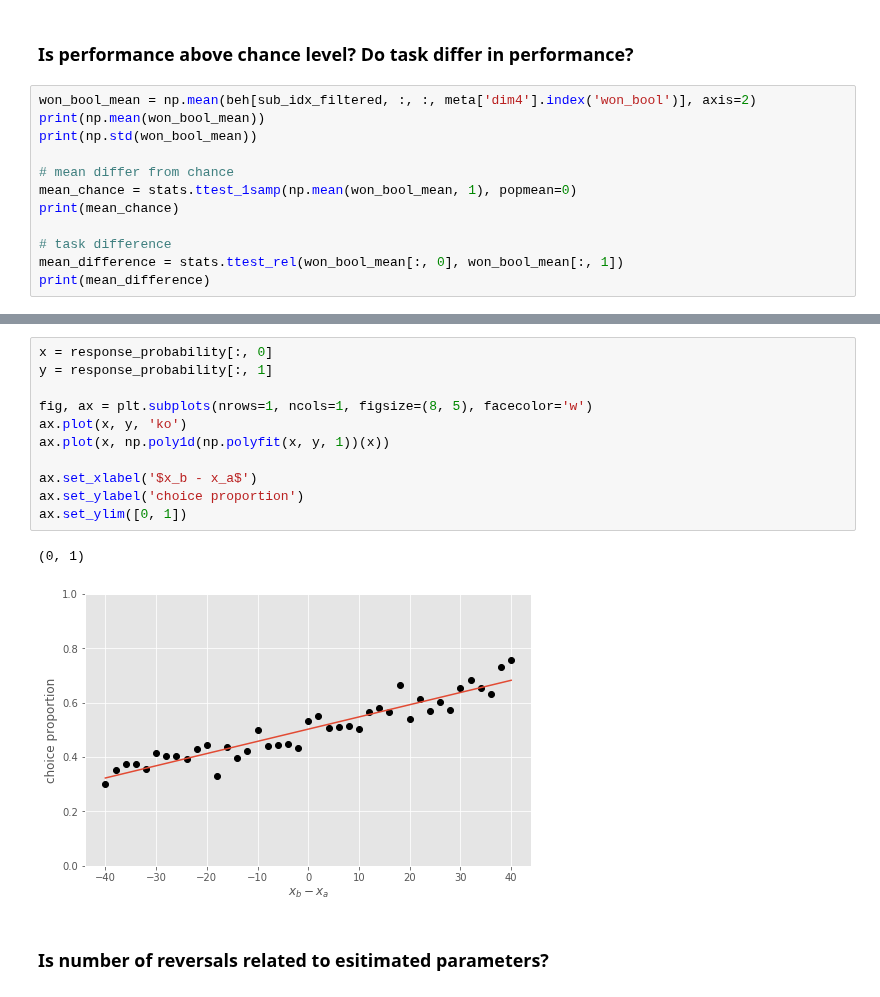
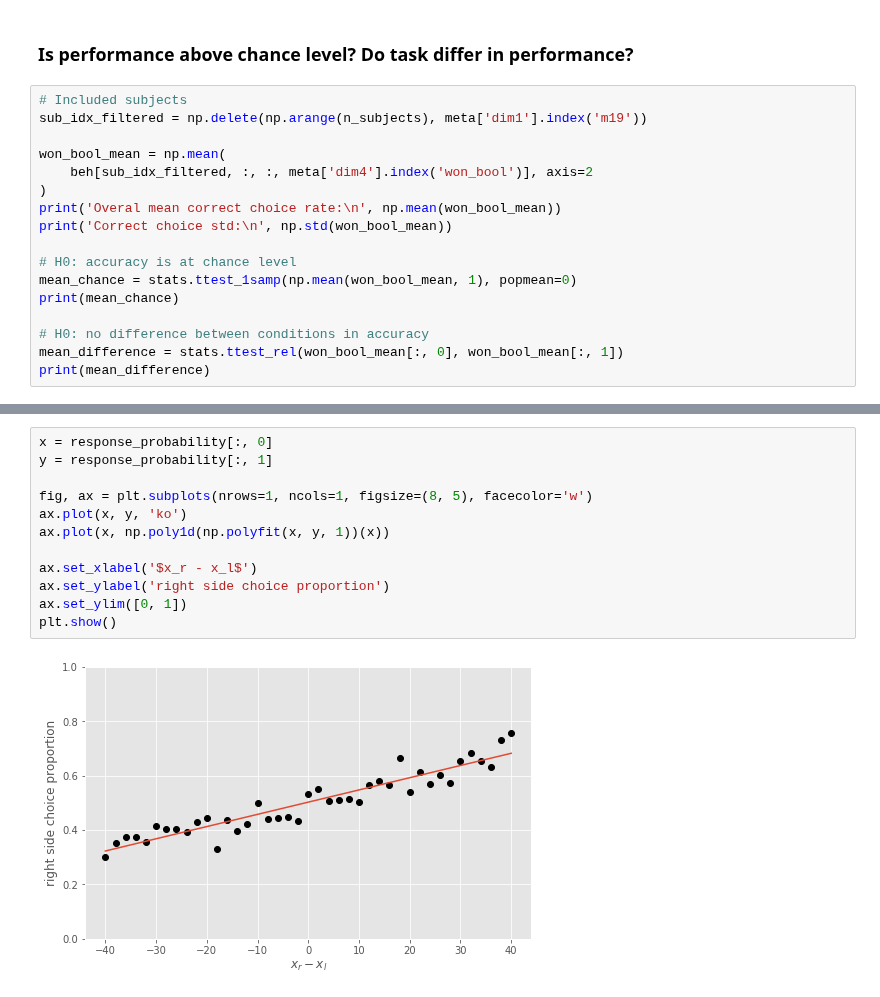
Before and after one commit to kbonna/decidenet, a Jupyter notebook: behavioral_analysis/dn_ba_04_behavioral_metrics_REF.ipynb, the cells around one changed output, grey strips where cells are left out. Saved outputs shown, nothing was run; the diff lists cells and outputs as text.

```diff
--- a/behavioral_analysis/dn_ba_04_behavioral_metrics.ipynb
+++ b/behavioral_analysis/dn_ba_04_behavioral_metrics_REF.ipynb
@@ -30,15 +25,20 @@ sub_idx_filtered = np.delete(np.arange(32), meta['dim1'].index('m19'))
 # %% [markdown]
 ### Is performance above chance level? Do task differ in performance?
 # %%
-won_bool_mean = np.mean(beh[sub_idx_filtered, :, :, meta['dim4'].index('won_bool')], axis=2)
-print(np.mean(won_bool_mean))
-print(np.std(won_bool_mean))
+# Included subjects
+sub_idx_filtered = np.delete(np.arange(n_subjects), meta['dim1'].index('m19'))
 
-# mean differ from chance
+won_bool_mean = np.mean(
+    beh[sub_idx_filtered, :, :, meta['dim4'].index('won_bool')], axis=2
+)
+print('Overal mean correct choice rate:\n', np.mean(won_bool_mean))
+print('Correct choice std:\n', np.std(won_bool_mean))
+
+# H0: accuracy is at chance level
 mean_chance = stats.ttest_1samp(np.mean(won_bool_mean, 1), popmean=0)
 print(mean_chance)
 
-# task difference
+# H0: no difference between conditions in accuracy
 mean_difference = stats.ttest_rel(won_bool_mean[:, 0], won_bool_mean[:, 1])
 print(mean_difference)
 # %% [output]
@@ -70,16 +77,14 @@ print(magn_choice_corr)
 # %%
 x = response_probability[:, 0]
 y = response_probability[:, 1]
 
 fig, ax = plt.subplots(nrows=1, ncols=1, figsize=(8, 5), facecolor='w')
 ax.plot(x, y, 'ko')
 ax.plot(x, np.poly1d(np.polyfit(x, y, 1))(x))
 
-ax.set_xlabel('$x_b - x_a$')
-ax.set_ylabel('choice proportion')
+ax.set_xlabel('$x_r - x_l$')
+ax.set_ylabel('right side choice proportion')
 ax.set_ylim([0, 1])
+plt.show()
 # %% [output]
-(0, 1)
-[figure, old version]
+[figure, new version]
-# %% [markdown]
-### Is number of reversals related to esitimated parameters?
```
Also changed, not shown: parts of 13 cells of this notebook, 13 other files.
